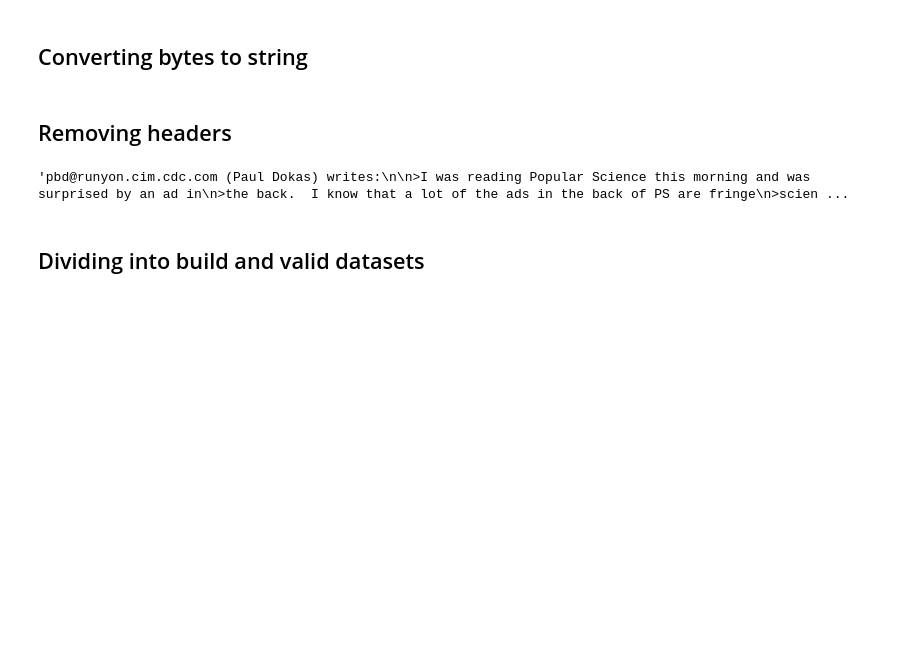
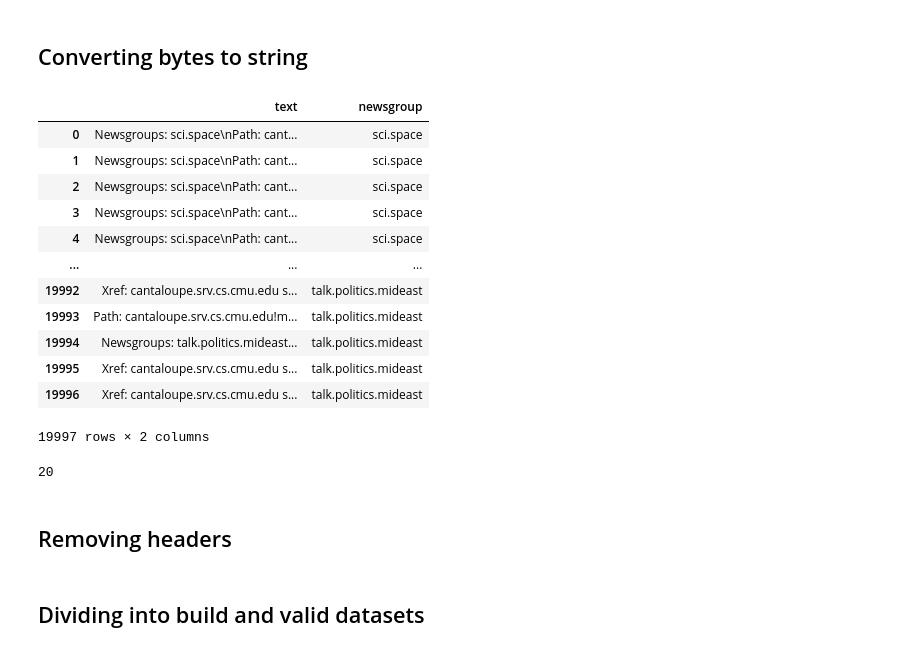
Before and after one commit to szuvarska/NLPClustering, a Jupyter notebook: preprocessing.ipynb, the cells around one changed output. Cells and saved outputs as stored; diff of their text form; code cells hidden in the pictures; blank space fills up the shorter version.

```diff
--- a/preprocessing.ipynb
+++ b/preprocessing.ipynb
@@ -45,3 +46,23 @@ df[0]=df[0].apply(bytes_to_str)
+# %%
+df
+# %% [output]
+|  | text | newsgroup |
+| 0 | Newsgroups: sci.space\nPath: cant... | sci.space |
+| 1 | Newsgroups: sci.space\nPath: cant... | sci.space |
+| 2 | Newsgroups: sci.space\nPath: cant... | sci.space |
+| 3 | Newsgroups: sci.space\nPath: cant... | sci.space |
+| 4 | Newsgroups: sci.space\nPath: cant... | sci.space |
+| ... | ... | ... |
+| 19992 | Xref: cantaloupe.srv.cs.cmu.edu s... | talk.politics.mideast |
+| 19993 | Path: cantaloupe.srv.cs.cmu.edu!m... | talk.politics.mideast |
+| 19994 | Newsgroups: talk.politics.mideast... | talk.politics.mideast |
+| 19995 | Xref: cantaloupe.srv.cs.cmu.edu s... | talk.politics.mideast |
+| 19996 | Xref: cantaloupe.srv.cs.cmu.edu s... | talk.politics.mideast |
+19997 rows × 2 columns
+# %%
+df["newsgroup"].nunique()
+# %% [output]
+20
 # %% [markdown]
 ## Removing headers
 # %%
@@ -54,7 +75,3 @@ df[0] = df[0].apply(remove_header)
-# %%
-df[0][127]
-# %% [output]
-'pbd@runyon.cim.cdc.com (Paul Dokas) writes:\n\n>I was reading Popular Science this morning and was surprised by an ad in\n>the back.  I know that a lot of the ads in the back of PS are fringe\n>scien ...
 # %% [markdown]
 ## Dividing into build and valid datasets
 # %%
```
Also changed, not shown: parts of 25 cells of this notebook, 1 other file.
